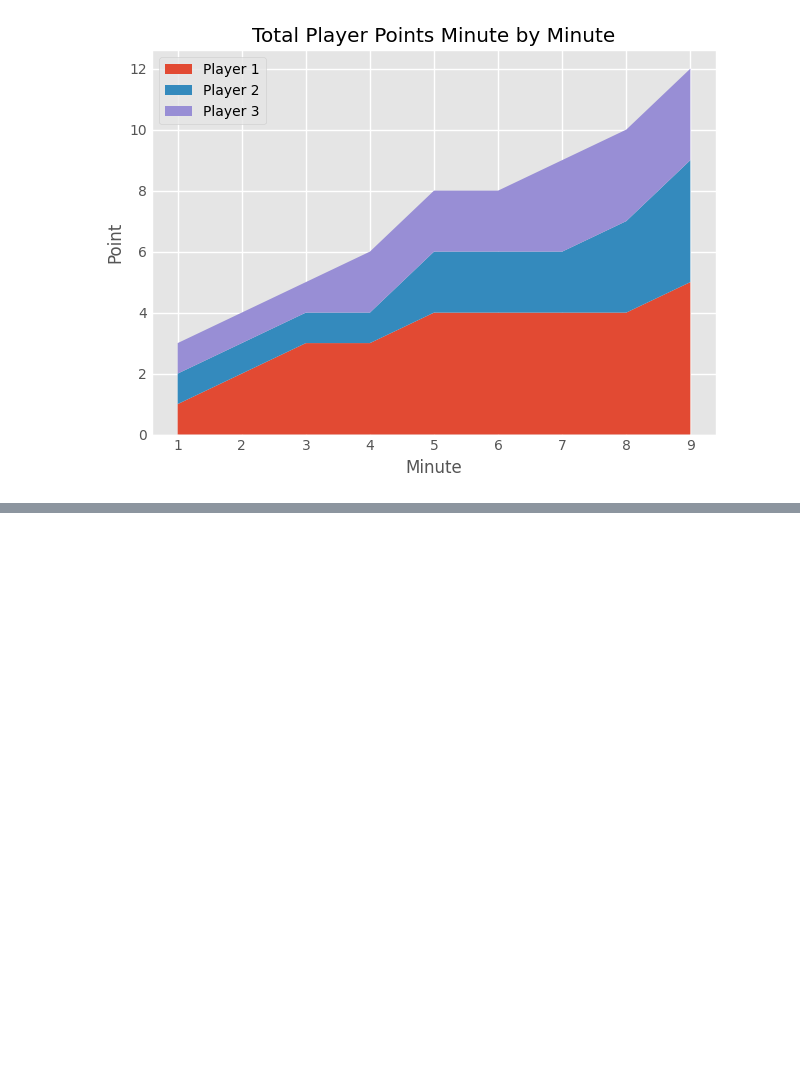
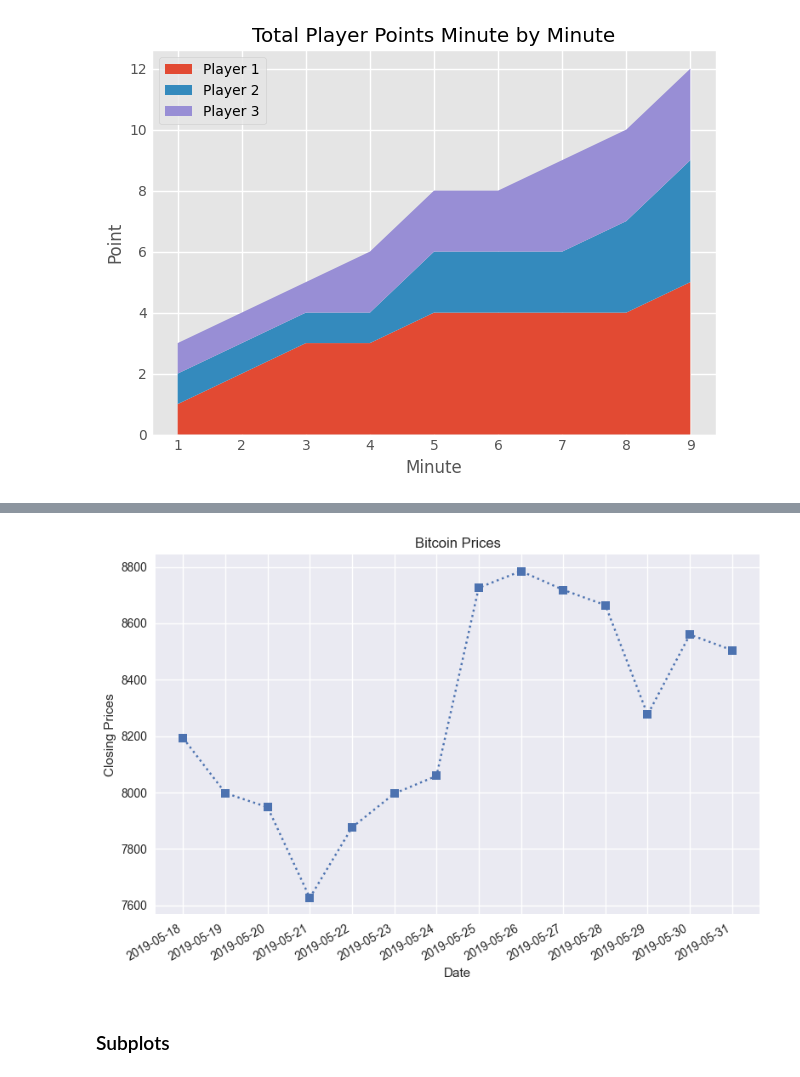
Before and after one commit to berkay-eser/python-for-data-science, a Jupyter notebook: my_docs/matplotlib_doc.ipynb, the cells around one changed output, grey strips where cells are left out. Saved outputs shown, nothing was run; the diff lists cells and outputs as text; code cells hidden in the pictures; blank space fills up the shorter version.

```diff
--- a/my_docs/matplotlib_doc.ipynb
+++ b/my_docs/matplotlib_doc.ipynb
@@ -144,0 +226,24 @@ plt.show()
+# %%
+from matplotlib import dates as mpl_dates
+
+data = pd.read_csv('data/data.csv')
+# %%
+plt.style.use('seaborn')
+
+price_date = data['Date']
+price_close = data['Close']
+
+plt.plot_date(price_date, price_close, linestyle='dotted', marker='s')
+
+plt.gcf().autofmt_xdate()
+
+plt.title('Bitcoin Prices')
+plt.xlabel('Date')
+plt.ylabel('Closing Prices')
+
+plt.tight_layout()
+plt.show()
+# %% [output]
+[figure, added]
+# %% [markdown]
+### Subplots
```
Also changed, not shown: parts of 10 cells of this notebook, 4 other files.
